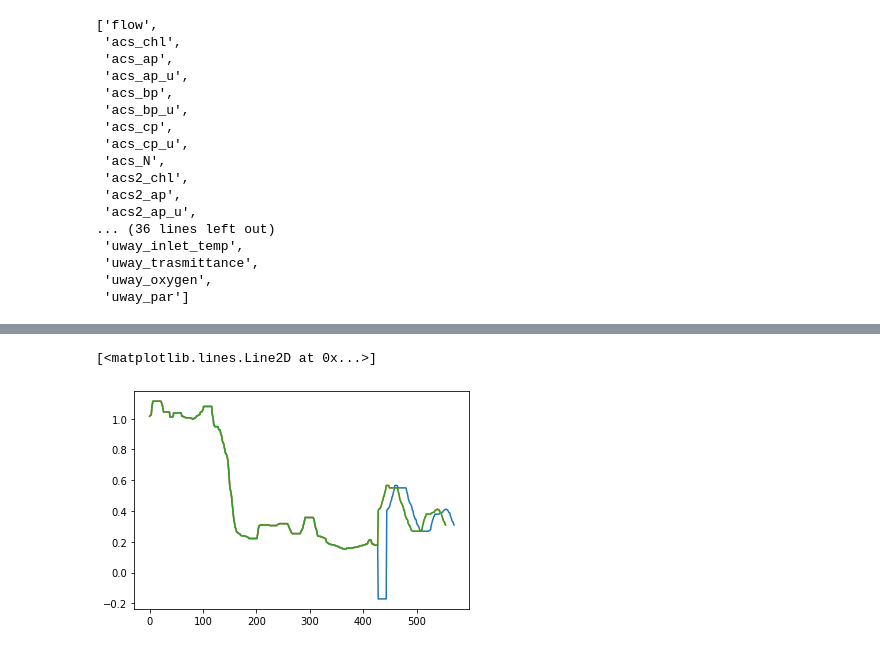
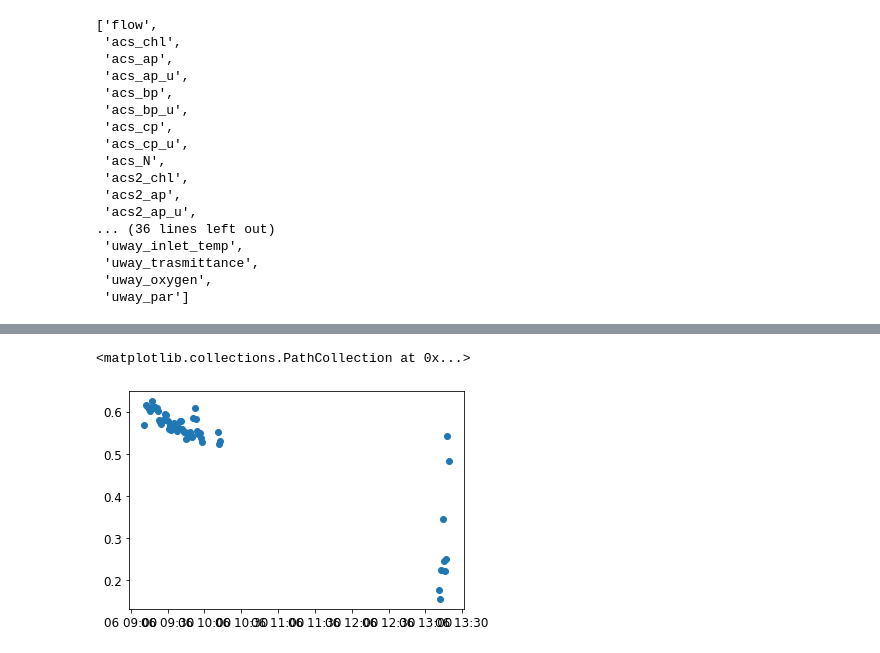
Before and after one commit to tjor/Quest_IOP_SyncEd, a Jupyter notebook: Underway/step5_quest_QC.ipynb, the cells around one changed output, grey strips where cells are left out. Saved outputs shown, nothing was run; the diff lists cells and outputs as text; code cells hidden in the pictures.

```diff
--- a/Underway/step5_quest_QC.ipynb
+++ b/Underway/step5_quest_QC.ipynb
@@ -147,22 +145,15 @@ Text(0.5, 0, 'Time (UTC)')
 # %%
 # step x - # filters w.r.t. i2fn (mQ interval + previous manual spike removal) and innan
-plt.figure()
 ix = xr.DataArray(acs.time[i2f][innan], dims=['time'])
 acs_filtered_x = acs.sel(time = ix)
 acs_filtered_x['acs_chl'].values = sg.medfilt(acs.acs_chl[i2f][innan], kernel_size=1)# Filter-size set to 1 as default #
-plt.plot(acs_filtered_x['acs_chl'].values)
-
-# step y - # filters w.r.t. ap (10th element) being > 0
-i2kp = np.where((acs_filtered_x.acs_ap[:,10] > 0)) [0]
-iy = xr.DataArray(acs_filtered_x.time[i2kp], dims=['time'])
-acs_filtered_xy = acs_filtered_x.sel(time = iy)
-plt.plot(acs_filtered_xy['acs_chl'].values)
-
-# step z - # filters w.r.t. acs chl being > 0
-i2kp = np.where((acs_filtered_xy.acs_chl[:] > 0)) [0]
-iz = xr.DataArray(acs_filtered_xy.time[i2kp], dims=['time'])
-acs_filtered_xyz = acs_filtered_xy.sel(time = iz)
-plt.plot(acs_filtered_xyz['acs_chl'].values)
+# plt.scatter(acs_filtered_xy['acs_chl'].time, acs_filtered_xy['acs_chl'].values)
-# %% [output]
-[<matplotlib.lines.Line2D at 0x...>]
-[figure, removed]
+# %%
+# step y - # filters w.r.t. ap (10th element) being > 0
+i2kp = np.where((acs_filtered_x.acs_ap[:,10] > 0)) [0]
+iy = xr.DataArray(acs_filtered_x.time[i2kp], dims=['time'])
+acs_filtered_xy = acs_filtered_x.sel(time = iy)
+plt.scatter(acs_filtered_xy['acs_chl'].time, acs_filtered_xy['acs_chl'].values)
+# %% [output]
+<matplotlib.collections.PathCollection at 0x...>
+[figure, added]
```
Also changed, not shown: parts of 15 cells of this notebook, 1 other file.
